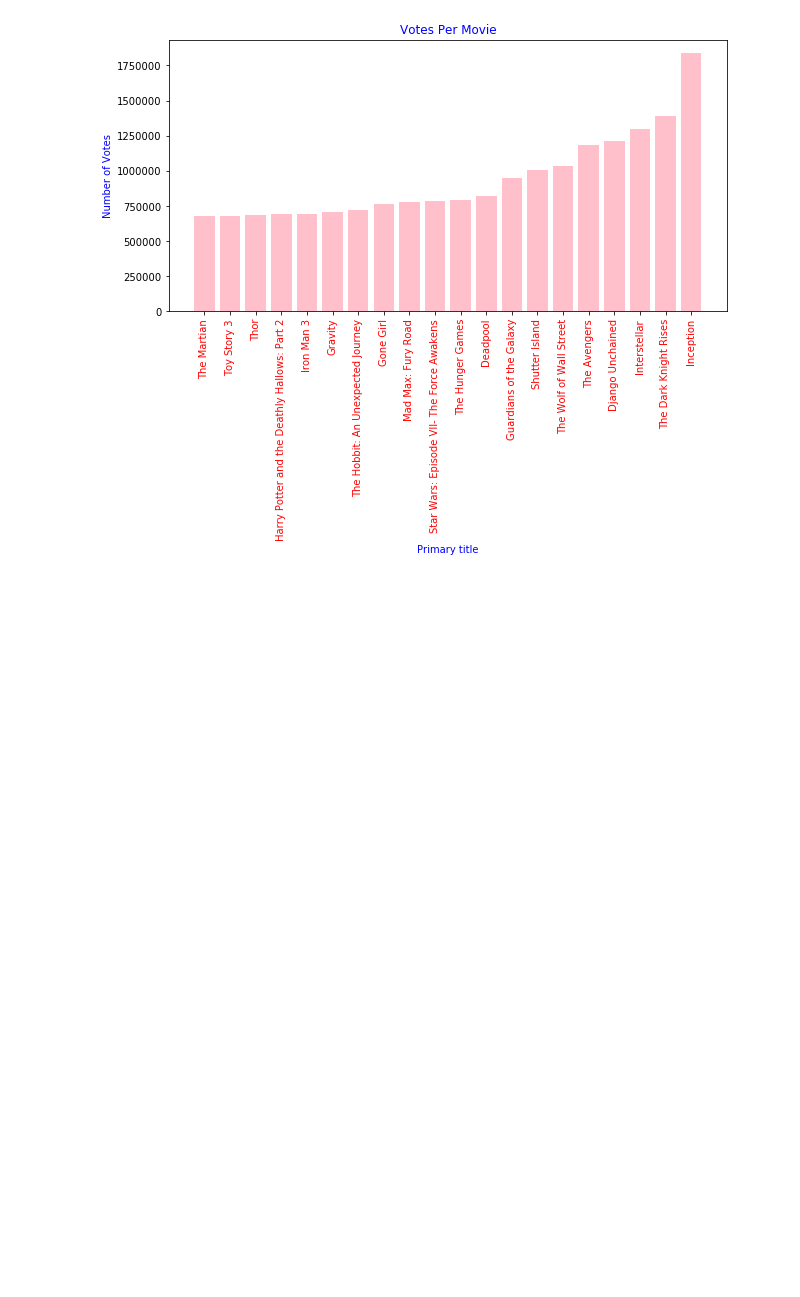
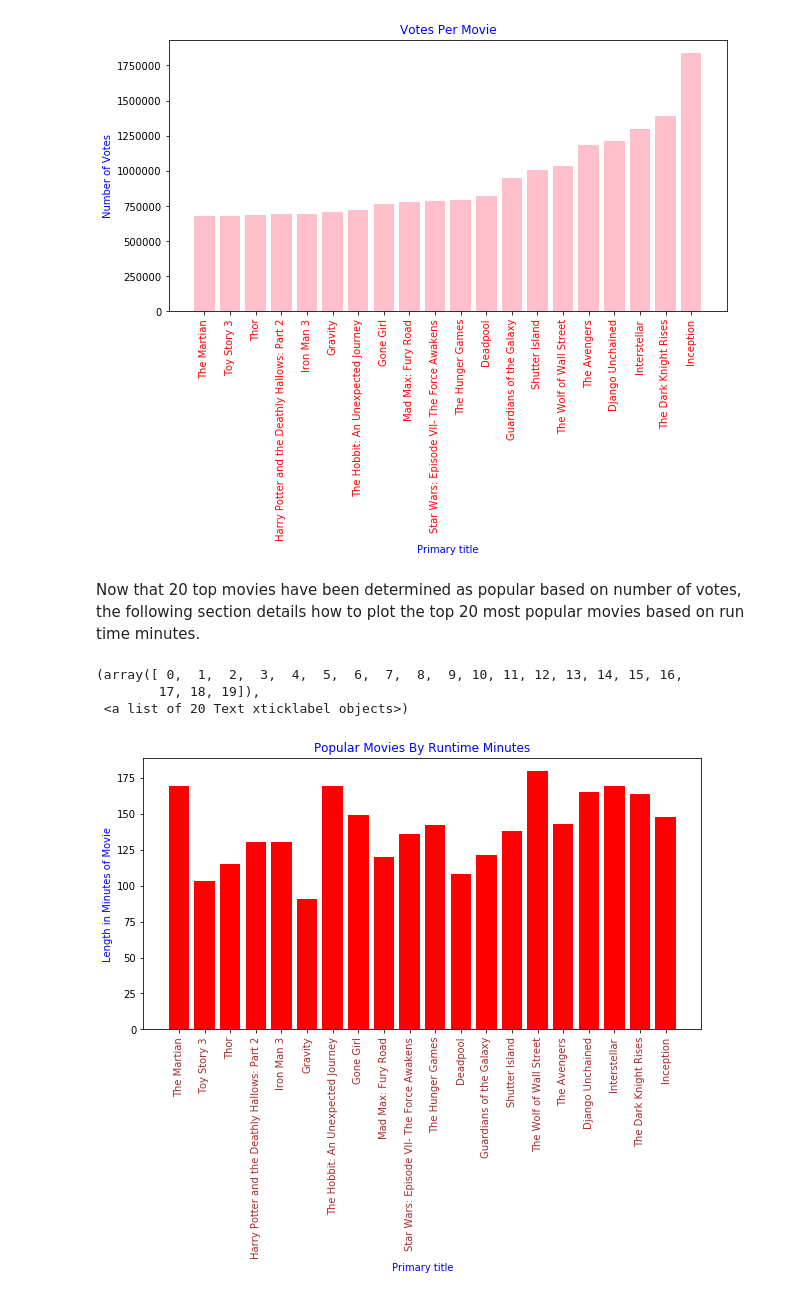
Before and after one commit to jmstipanowich/Movie-Data-Repo, a Jupyter notebook: MovieDataAnalysis.ipynb, the cells around one changed output. Cells and saved outputs as stored; diff of their text form; code cells hidden in the pictures; blank space fills up the shorter version.

```diff
--- a/MovieDataAnalysis.ipynb
+++ b/MovieDataAnalysis.ipynb
@@ -328,4 +327,29 @@ plt.xticks(rotation= 90)
 plt.show()
 # %% [output]
 [figure]
+# %% [markdown]
+Now that 20 top movies have been determined as popular based on number of votes, the following section details how to plot the top 20 most popular movies based on run time minutes.
+# %%
+import numpy as np
+import matplotlib.pyplot as plt
+
+y= [169, 103, 115, 130, 130, 91, 169, 149, 120, 136, 142, 108, 121, 138, 180, 143, 165, 169, 164, 148]
+labels= ['The Martian', 'Toy Story 3', 'Thor', 'Harry Potter and the Deathly Hallows: Part 2', 'Iron Man 3', 'Gravity', 'The Hobbit: An Unexpected Journey',
+         'Gone Girl','Mad Max: Fury Road', 'Star Wars: Episode VII- The Force Awakens', 'The Hunger Games', 'Deadpool', 'Guardians of the Galaxy',
+         'Shutter Island', 'The Wolf of Wall Street', 'The Avengers', 'Django Unchained', 'Interstellar', 'The Dark Knight Rises', 'Inception']
+
+x = np.arange(len(y))
+plt.figure(figsize=(10, 5))
+plt.bar(x,y, color= 'red')
+plt.title('Popular Movies By Runtime Minutes', color= 'blue')
+plt.ylabel('Length in Minutes of Movie', color= 'blue')
+plt.xlabel('Primary title', color= 'blue')
+plt.xticks(x, labels, color= 'brown')
+plt.xticks(rotation= 90)
+#plt.savefig('MovieDataImages/poprunmovies.png')
+# %% [output]
+(array([ 0,  1,  2,  3,  4,  5,  6,  7,  8,  9, 10, 11, 12, 13, 14, 15, 16,
+        17, 18, 19]),
+ <a list of 20 Text xticklabel objects>)
+[figure, added]
 # %% [markdown]
```
Also changed, not shown: parts of 29 cells of this notebook.
